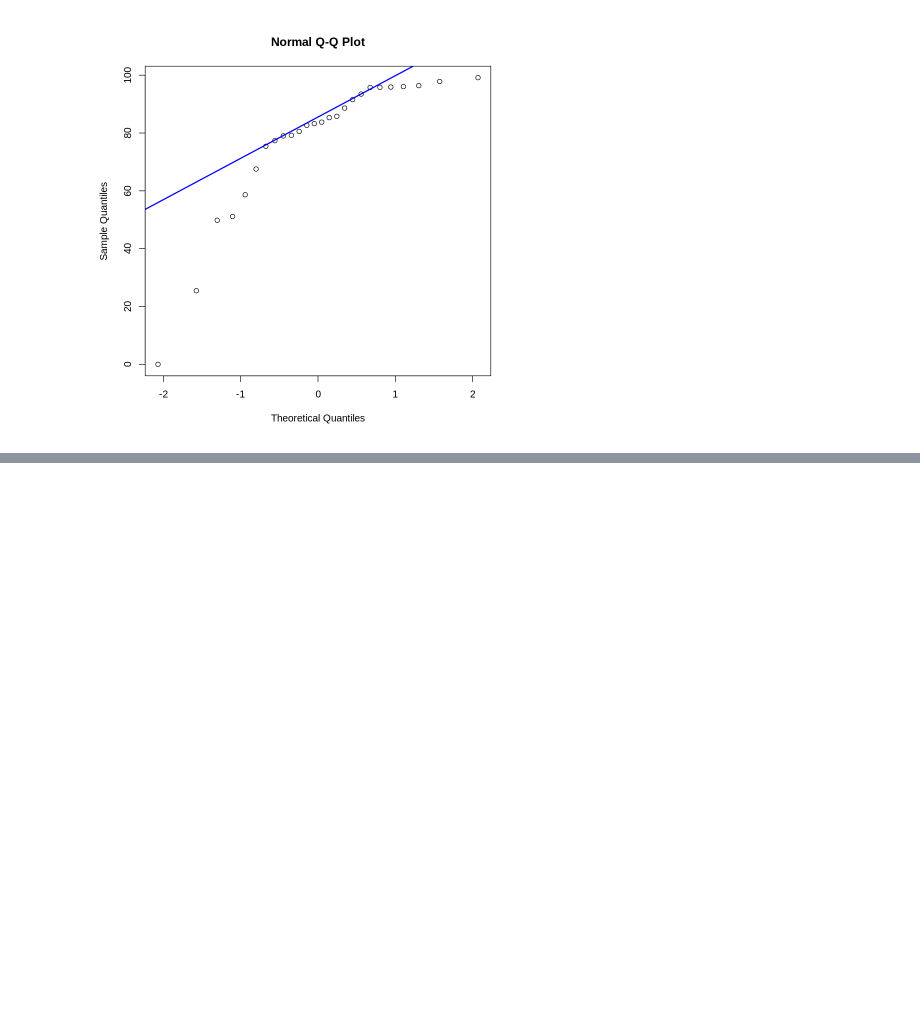
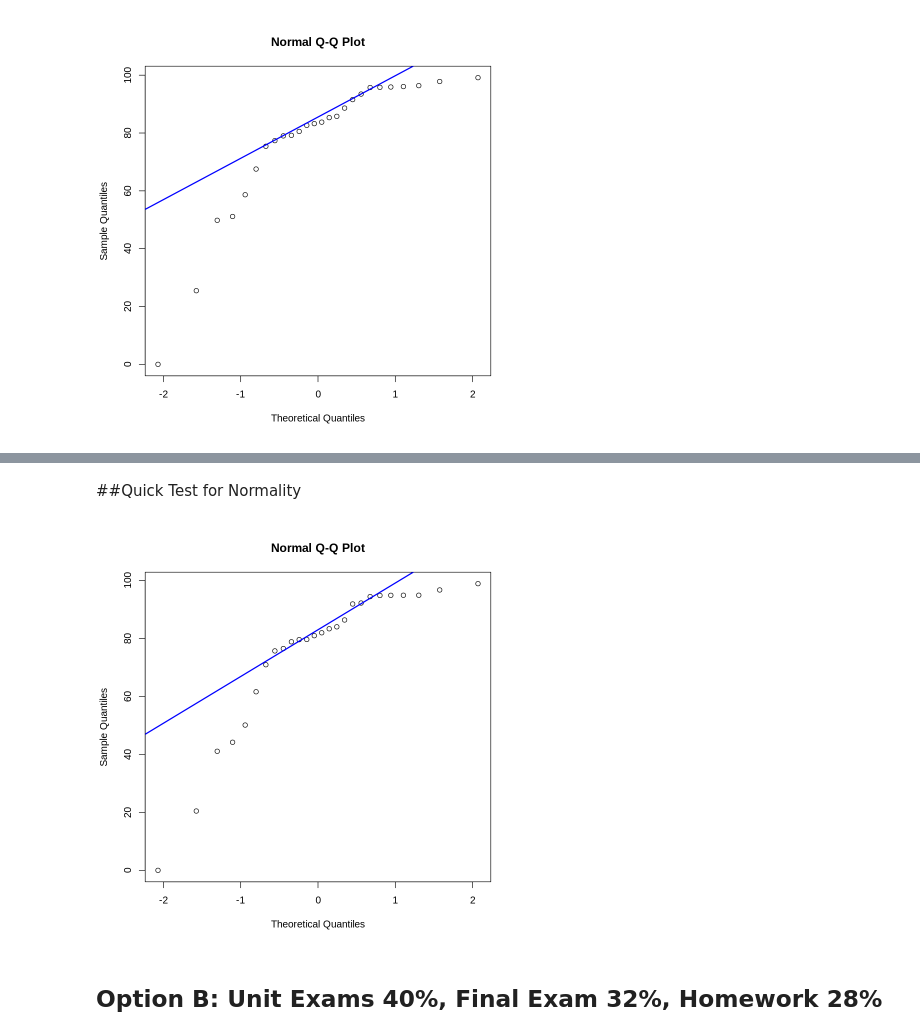
Before and after one commit to jay10440/full-statistical-projects, a Jupyter notebook: Final_Grade_Statistical_Analysis.ipynb, the cells around one changed output, grey strips where cells are left out. Cells and saved outputs as stored; diff of their text form; code cells hidden in the pictures; blank space fills up the shorter version.

```diff
--- a/Final_Grade_Statistical_Analysis.ipynb
+++ b/Final_Grade_Statistical_Analysis.ipynb
@@ -162,0 +251,10 @@ qqline(grades$Grade, col= "blue", lwd=2)
+# %% [markdown]
+##Quick Test for Normality
+# %%
+#Checking for normality:
+qqnorm(grades1$Grade)
+qqline(grades1$Grade, col= "blue", lwd=2)
+# %% [output]
+[figure, added]
+# %% [markdown]
+## Option B: Unit Exams 40%, Final Exam 32%, Homework 28%
```
Also changed, not shown: parts of 16 cells of this notebook.
